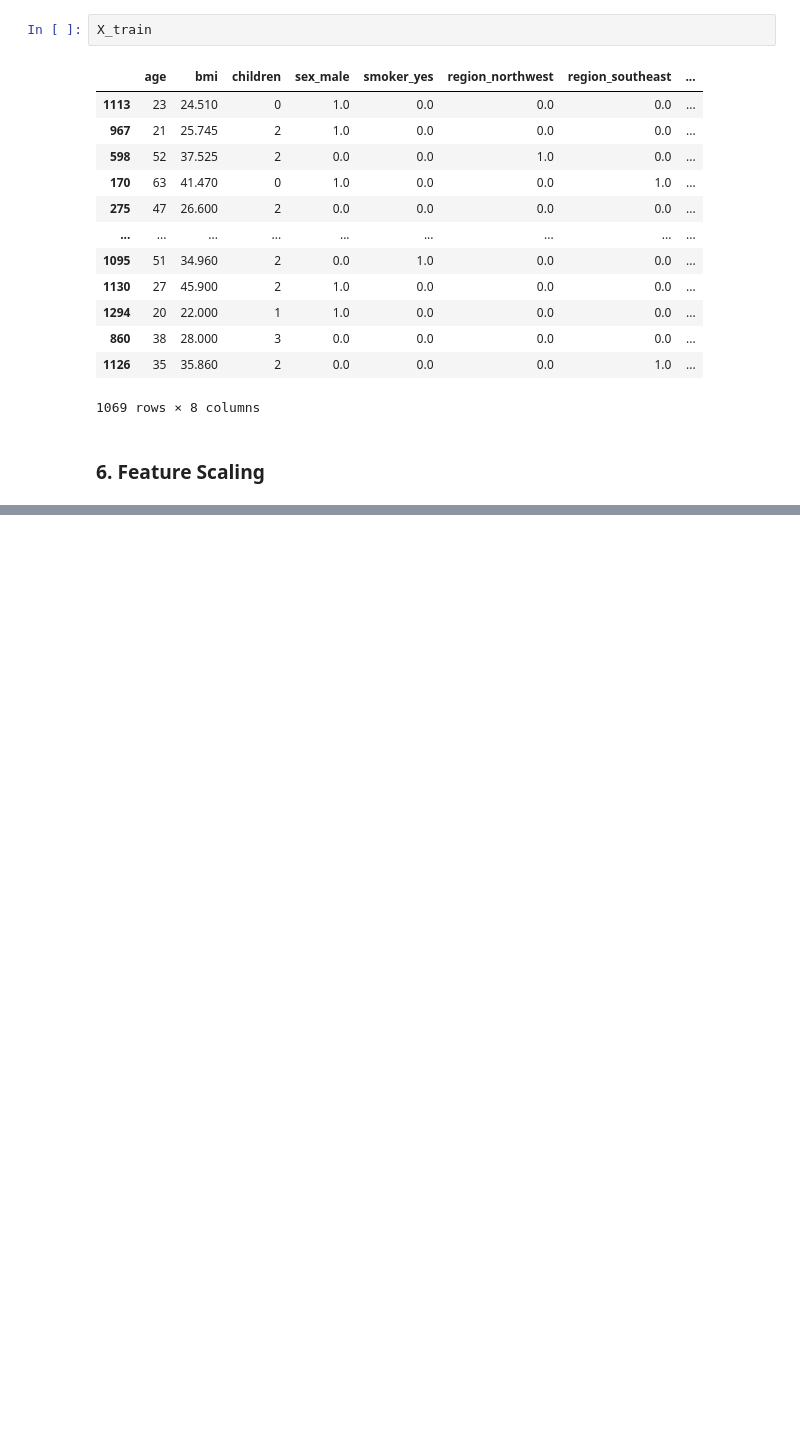
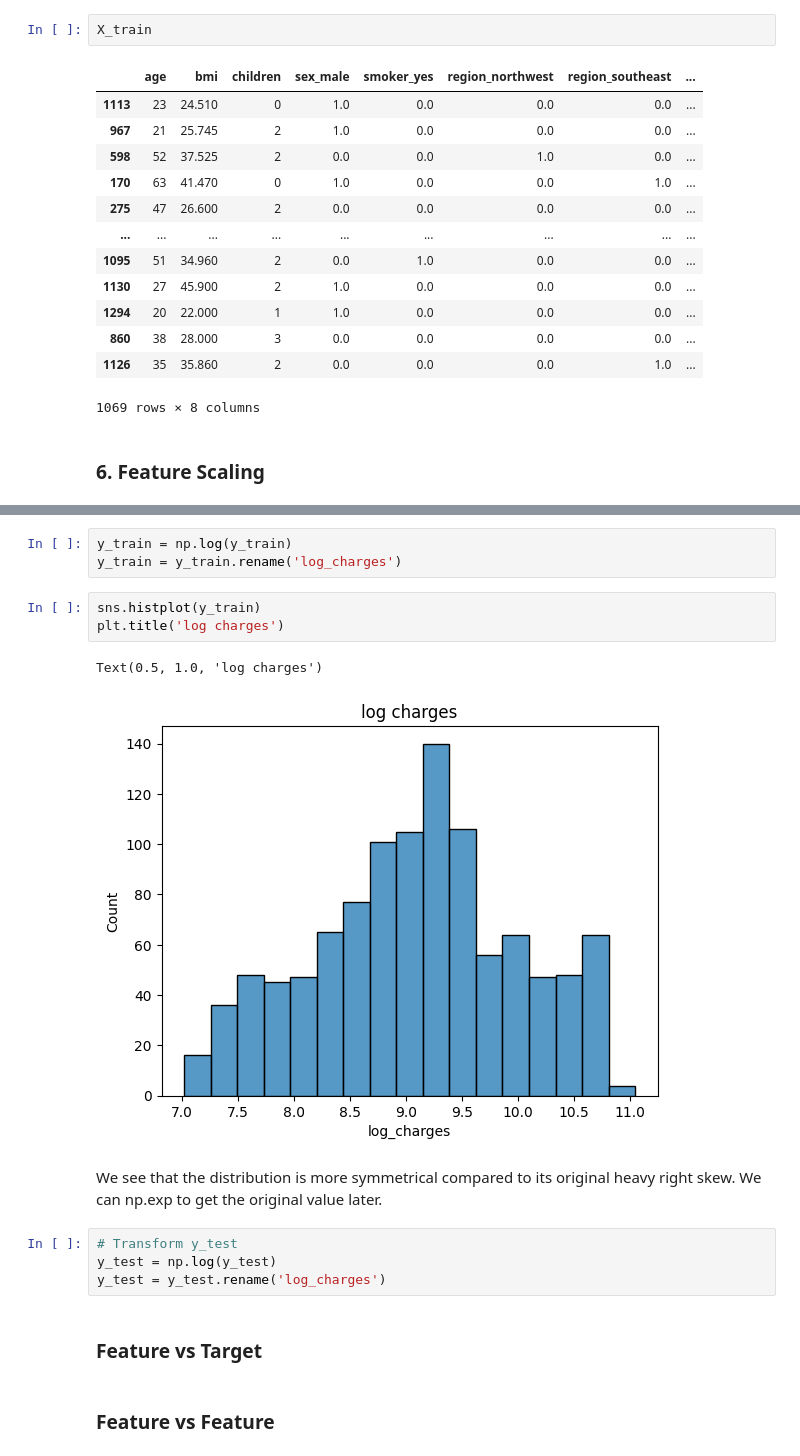
Before and after one commit to lokkenchan/linear_regression_001, a Jupyter notebook: notebooks/01_exploration.ipynb, the cells around one changed output, grey strips where cells are left out. Cells and saved outputs as stored; diff of their text form; blank space fills up the shorter version.

```diff
--- a/notebooks/01_exploration.ipynb
+++ b/notebooks/01_exploration.ipynb
@@ -381,0 +419,19 @@ X_train
+# %%
+y_train = np.log(y_train)
+y_train = y_train.rename('log_charges')
+# %%
+sns.histplot(y_train)
+plt.title('log charges')
+# %% [output]
+Text(0.5, 1.0, 'log charges')
+[figure, added]
+# %% [markdown]
+We see that the distribution is more symmetrical compared to its original heavy right skew. We can np.exp to get the original value later.
+# %%
+# Transform y_test
+y_test = np.log(y_test)
+y_test = y_test.rename('log_charges')
+# %% [markdown]
+### Feature vs Target
+# %% [markdown]
+### Feature vs Feature
```
Also changed, not shown: parts of 10 cells of this notebook.
